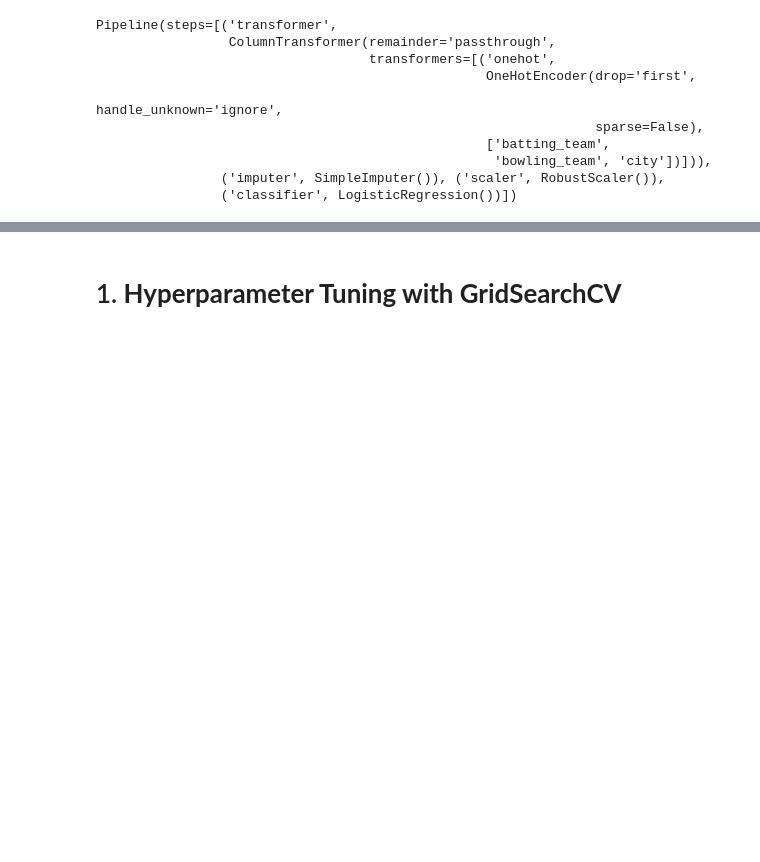
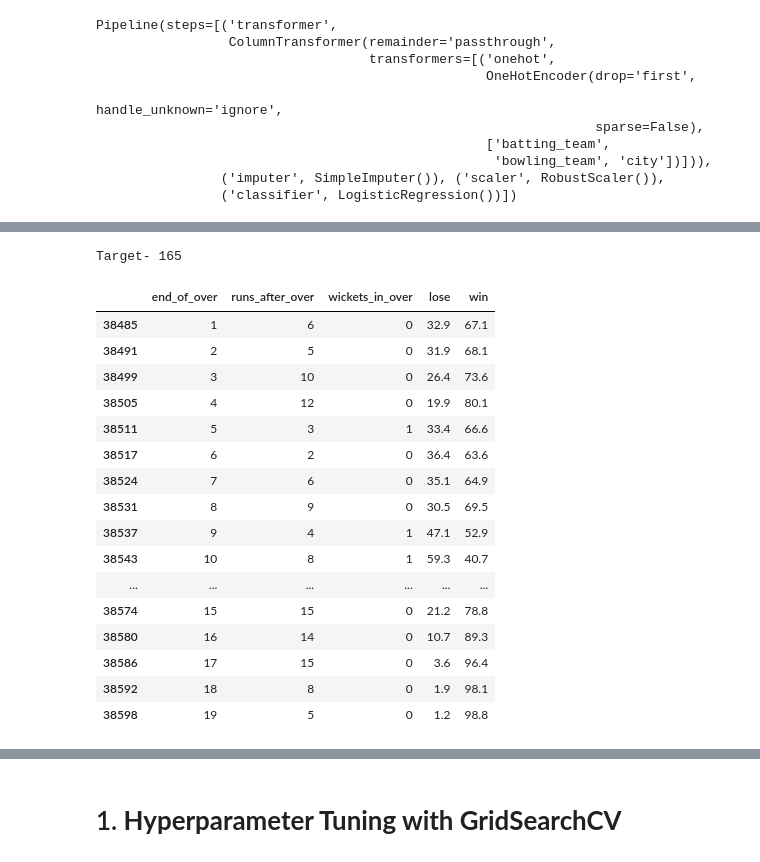
Before and after one commit to jalilrohi1/IplWinPredict, a Jupyter notebook: ML_IPL.ipynb, the cells around one changed output, grey strips where cells are left out. Drawn from its saved outputs; the diff is of its cells as text; code cells hidden in the pictures; blank space fills up the shorter version.

```diff
--- a/ML_IPL.ipynb
+++ b/ML_IPL.ipynb
@@ -1295,0 +1362,22 @@ plt.title('Target-' + str(target))
+# %%
+temp_df,target = match_progression(delivery_df,829723,pipelinePred)
+temp_df
+# %% [output]
+Target- 165
+|  | end_of_over | runs_after_over | wickets_in_over | lose | win |
+| 38485 | 1 | 6 | 0 | 32.9 | 67.1 |
+| 38491 | 2 | 5 | 0 | 31.9 | 68.1 |
+| 38499 | 3 | 10 | 0 | 26.4 | 73.6 |
+| 38505 | 4 | 12 | 0 | 19.9 | 80.1 |
+| 38511 | 5 | 3 | 1 | 33.4 | 66.6 |
+| 38517 | 6 | 2 | 0 | 36.4 | 63.6 |
+| 38524 | 7 | 6 | 0 | 35.1 | 64.9 |
+| 38531 | 8 | 9 | 0 | 30.5 | 69.5 |
+| 38537 | 9 | 4 | 1 | 47.1 | 52.9 |
+| 38543 | 10 | 8 | 1 | 59.3 | 40.7 |
+| ... | ... | ... | ... | ... | ... |
+| 38574 | 15 | 15 | 0 | 21.2 | 78.8 |
+| 38580 | 16 | 14 | 0 | 10.7 | 89.3 |
+| 38586 | 17 | 15 | 0 | 3.6 | 96.4 |
+| 38592 | 18 | 8 | 0 | 1.9 | 98.1 |
+| 38598 | 19 | 5 | 0 | 1.2 | 98.8 |
```
Also changed, not shown: parts of 59 cells of this notebook.
